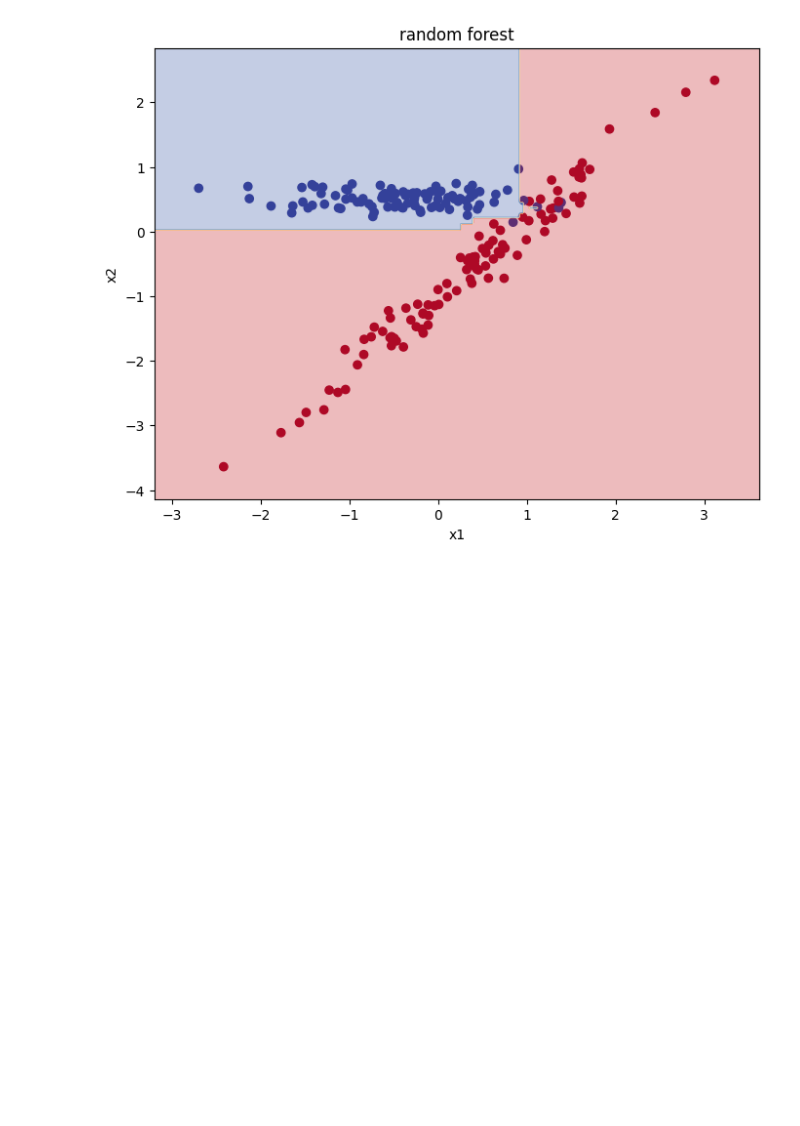
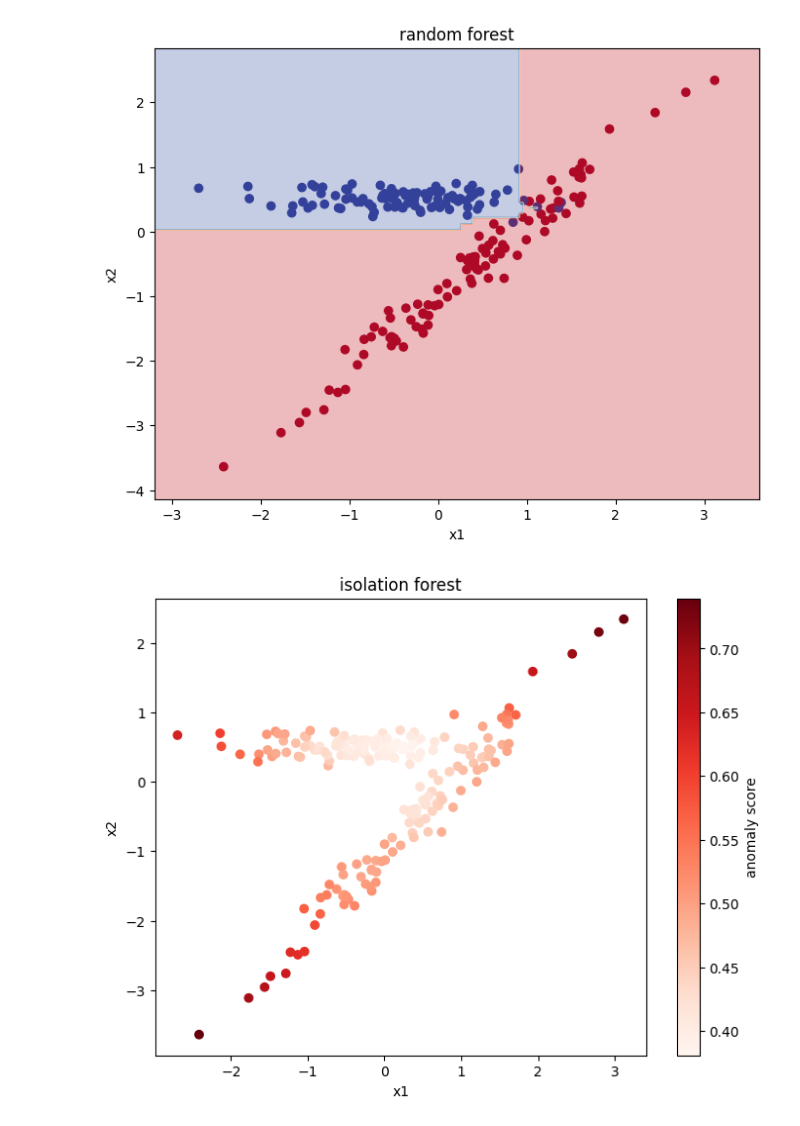
Before and after one commit to bleeeana/ml_methods, a Jupyter notebook: methods.ipynb, the cells around one changed output. Drawn from its saved outputs; the diff is of its cells as text; code cells hidden in the pictures; blank space fills up the shorter version.

```diff
--- a/methods.ipynb
+++ b/methods.ipynb
@@ -797,4 +839,54 @@ class IsolationTreeModel:
 # %%
 class IsolationForestModel:
-    def __init__(self, dataset: pd.DataFrame, ):
-        pass
+    def __init__(self, dataset: pd.DataFrame, num_trees, max_samples_tree):
+        self.dataset = dataset
+        self.num_trees = num_trees
+        self.max_samples_tree = max_samples_tree
+        self.models = []
+        self.norm_koeff = self.count_norm_koeff(min(self.max_samples_tree, len(self.dataset)))
+        self.x_label = None
+
+    def count_norm_koeff(self, size):
+        if size <= 1:
+            return 0
+        return 2 * (np.log(size - 1) + 0.5772156649) - 2 * (size - 1) / size
+
+    def fit(self, x_label: list):
+        self.x_label = x_label
+        for _ in range(self.num_trees):
+            subset_indexes = np.random.choice(len(self.dataset), min(self.max_samples_tree, len(self.dataset)), replace = False)
+            subset = self.dataset.iloc[subset_indexes]
+            model = IsolationTreeModel(subset)
+            model.fit(x_label, True)
+            self.models.append(model)
+
+    def predict(self, x):
+        scores = []
+        for value in x:
+            pathes = [model.path(value, 0, model.root) for model in self.models]
+            avg_path = np.mean(pathes)
+            scores.append(2 ** (- avg_path / self.norm_koeff))
+
+        return scores
+
+    def plot(self):
+        x = self.dataset[self.x_label].to_numpy()
+        anomaly_scores = self.predict(x)
+        plt.figure(figsize=(8, 6))
+        scatter = plt.scatter(
+            x[:, 0], x[:, 1],
+            c=anomaly_scores,
+            cmap='Reds'
+        )
+        plt.colorbar(scatter, label='anomaly score')
+        plt.xlabel(x_label[0])
+        plt.ylabel(x_label[1])
+        plt.title('isolation forest')
+        plt.show()
+
+model = IsolationForestModel(svm_dataset1, 100, 80)
+model.fit(x_label)
+model.predict(x)
+model.plot()
+# %% [output]
+[figure, added]
```
Also changed, not shown: parts of 3 cells of this notebook.
